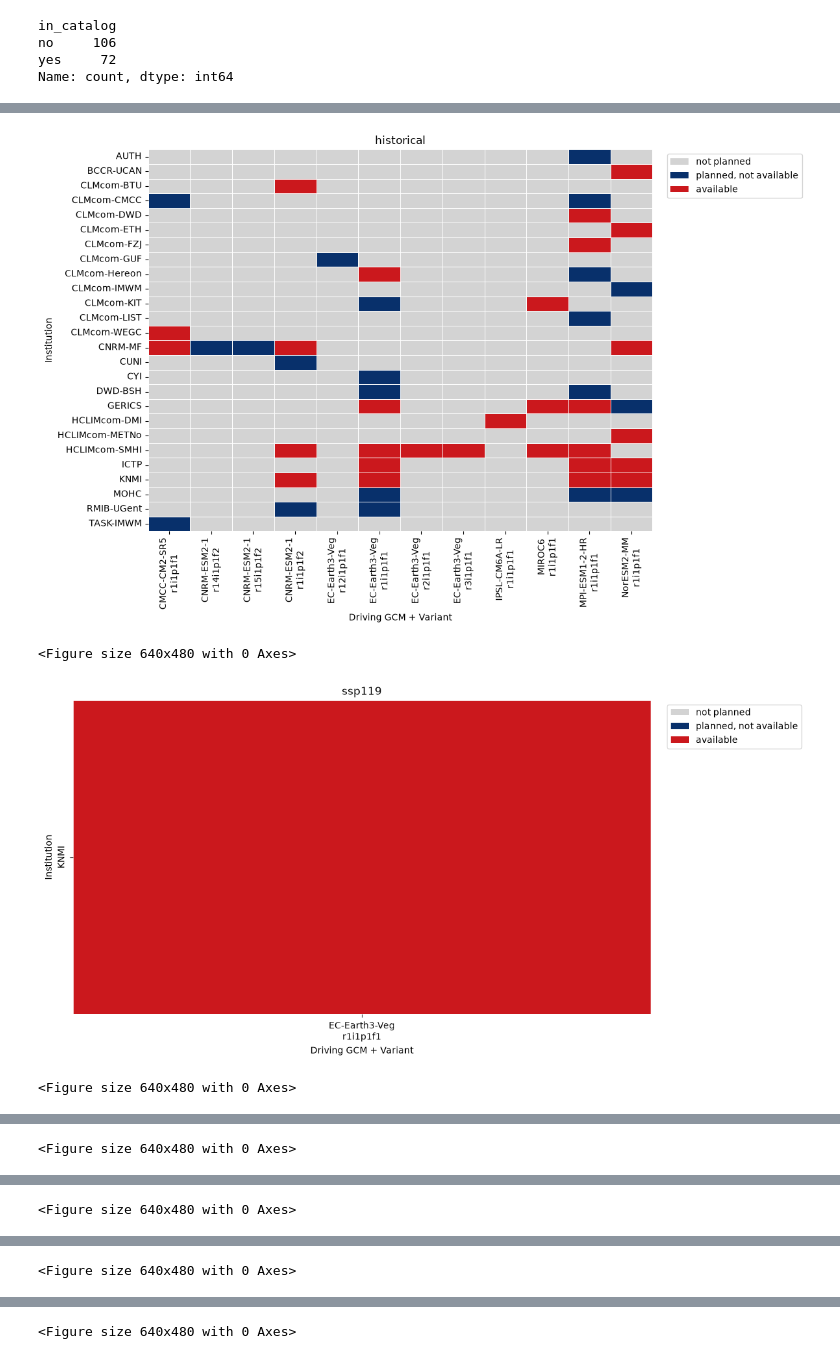
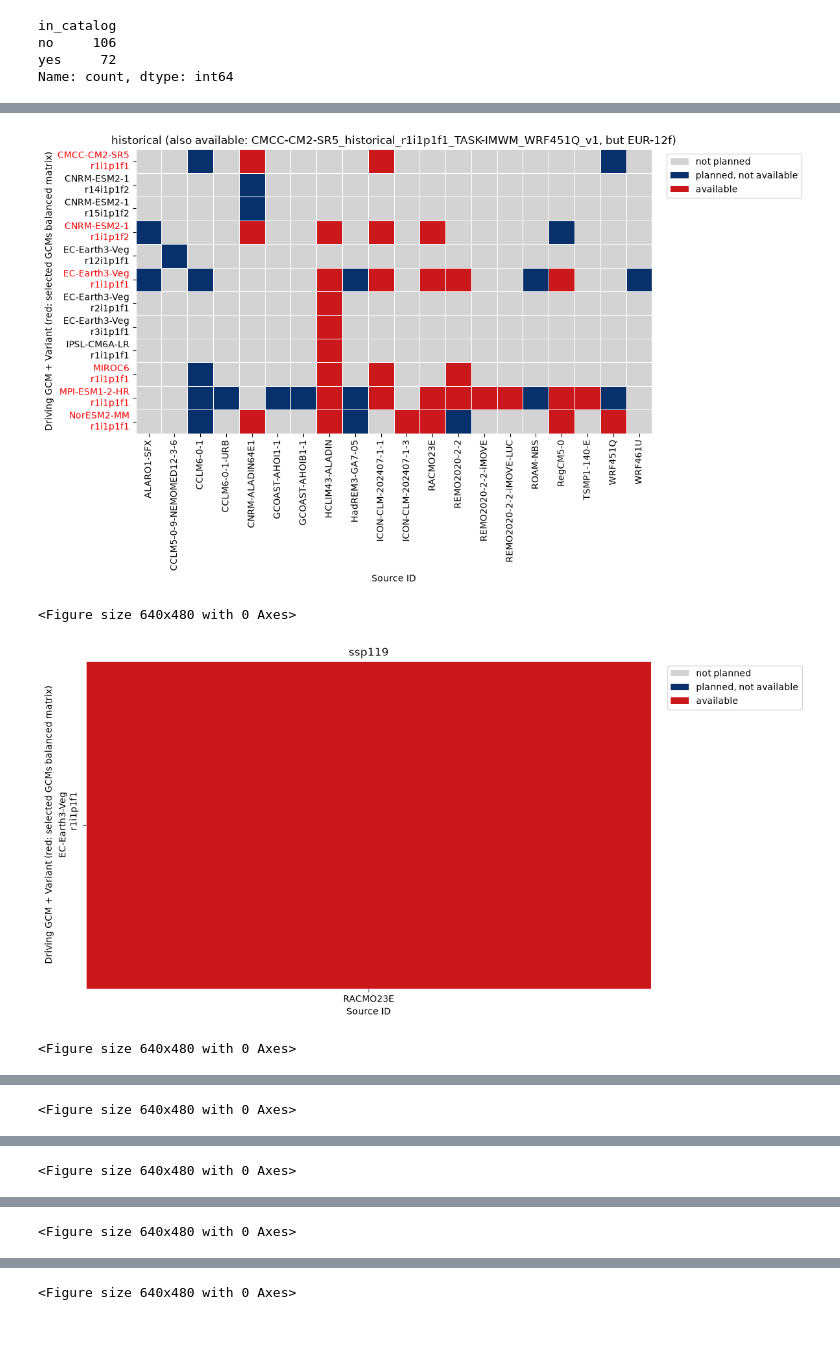
Before and after one commit to KatharinaBuelow/joint_climate_change, a Jupyter notebook: look_at_catalogue.ipynb, the cells around one changed output, grey strips where cells are left out. Cells and saved outputs as stored; diff of their text form; code cells hidden in the pictures; blank space fills up the shorter version.

Commit message:
added balanced matrix

```diff
--- a/look_at_catalogue.ipynb
+++ b/look_at_catalogue.ipynb
@@ -187,0 +217,9 @@ df
+# %%
+df = pd.read_csv("CMIP6_downscaling_plans_checked.csv")
+
+# only balance matrix
+df_eurbalanced = df.loc[
+    df["comments"].str.contains("#EURbalanced", na=False, regex=False)
+].copy()
+
+df_eurbalanced['driving_source_id'].unique()
@@ -187,0 +233,11 @@ df
+# %%
+# Just for fancy plots, I like to high light the simulations of the balanced matrix
+# or you aloso have only the simulations from the balance matrix
+
+df_eurbalanced["gcm_variant"] = (
+    df_eurbalanced["driving_source_id"]
+    + "\n"
+    + df_eurbalanced["driving_variant_label"]
+)
+selected_variants = df_eurbalanced["gcm_variant"].unique()
+selected_variants
@@ -188,10 +250,6 @@ df
 # %%
-import pandas as pd
-import seaborn as sns
-import matplotlib.pyplot as plt
-from matplotlib.colors import ListedColormap
-
-# csv laden
+# Plotting the heatmaps for the CMIP6 downscaling plans
+# Already loaded the CSV into the dataframe `df`
 df = pd.read_csv("CMIP6_downscaling_plans_checked.csv")
 
 # Kombination für x-Achse erzeugen
@@ -216,14 +274,13 @@ cmap = ListedColormap([
     "#CB181D",    # 2 = yes (red)
 ])
 
-
 for experiment in sorted(df["driving_experiment_id"].unique()):
 
     sub = df[df["driving_experiment_id"] == experiment]
 
     heatmap_df = sub.pivot_table(
-        index="institution_id",
-        columns="gcm_variant",
+        index="gcm_variant",
+        columns="source_id",
         values="value",
         aggfunc="max",
         fill_value=0
@@ -232,7 +289,7 @@ for experiment in sorted(df["driving_experiment_id"].unique()):
     plt.figure(
         figsize=(
             max(12, len(heatmap_df.columns) * 0.4),
-            max(6, len(heatmap_df.index) * 0.3)
+            max(6, len(heatmap_df.index) * 0.6)
         )
     )
 
@@ -242,38 +299,47 @@ for experiment in sorted(df["driving_experiment_id"].unique()):
         cbar=False,
         linewidths=0.5,
         linecolor="white",
         vmin=0,
         vmax=2
     )
-
-    plt.title(f"{experiment}")
-    plt.xlabel("Driving GCM + Variant")
-    plt.ylabel("Institution")
+    if experiment in ["historical", "ssp370"]:  # example of multiple experiments to highlight
+        ax = plt.gca()
+        for label in ax.get_yticklabels():
+            if label.get_text() in selected_variants:
+                label.set_color("red")
+    if experiment in ["historical"]:
+        title = f"{experiment} (also available: CMCC-CM2-SR5_historical_r1i1p1f1_TASK-IMWM_WRF451Q_v1, but EUR-12f)"
+    else:
+        title = f"{experiment}"
+    plt.title(title)
+    plt.ylabel("Driving GCM + Variant (red: selected GCMs balanced matrix)")
+    plt.xlabel("Source ID")
 
     from matplotlib.patches import Patch
 
     legend_elements = [
         Patch(facecolor="lightgrey", label="not planned"),
         Patch(facecolor="#08306B", label="planned, not available"),
         Patch(facecolor="#CB181D", label="available"),
     ]
+
 
     plt.legend(
         handles=legend_elements,
         bbox_to_anchor=(1.02, 1),
         loc="upper left"
     )
 
     plt.tight_layout()
     plt.show()
 
     plt.savefig(
         f"heatmap_{experiment}.png",
         dpi=300,
         bbox_inches="tight"
     )
 # %% [output]
-[figure, old version]
+[figure, new version]
 <Figure size 640x480 with 0 Axes>
-[figure, old version]
+[figure, new version]
 <Figure size 640x480 with 0 Axes>
```
Also changed, not shown: parts of 23 cells of this notebook.
